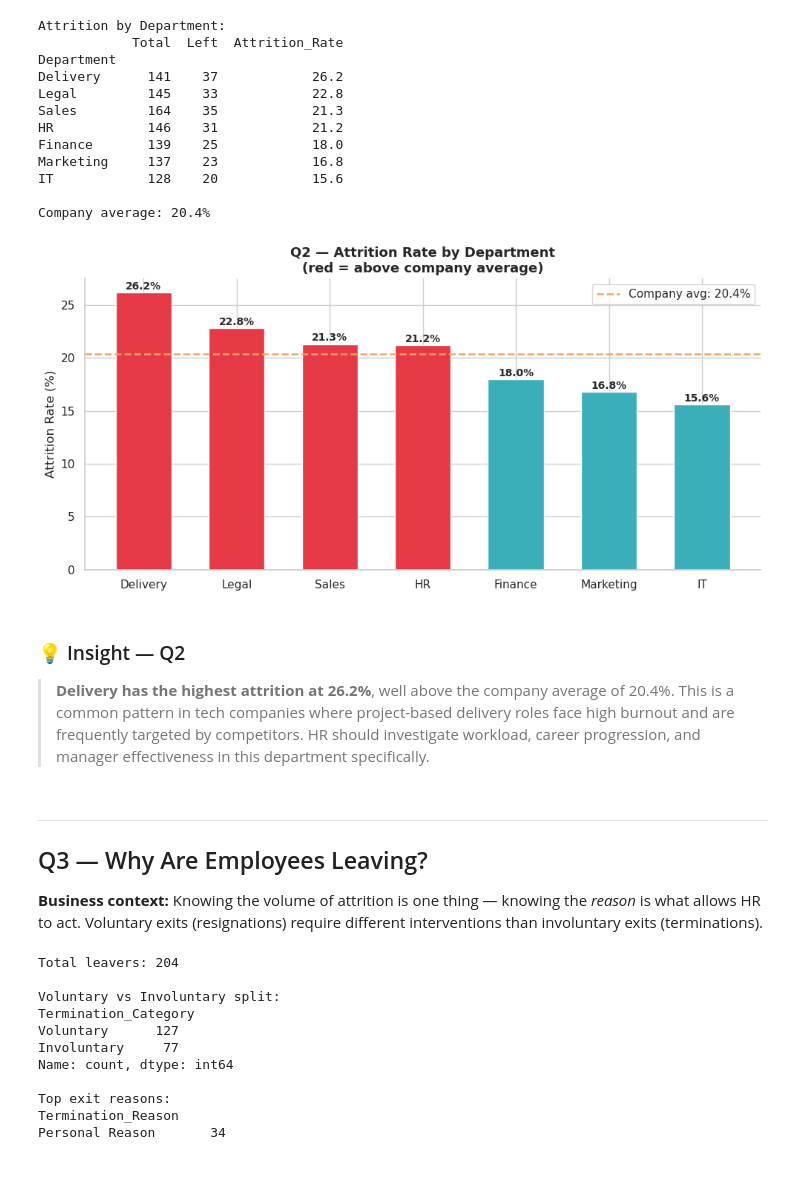
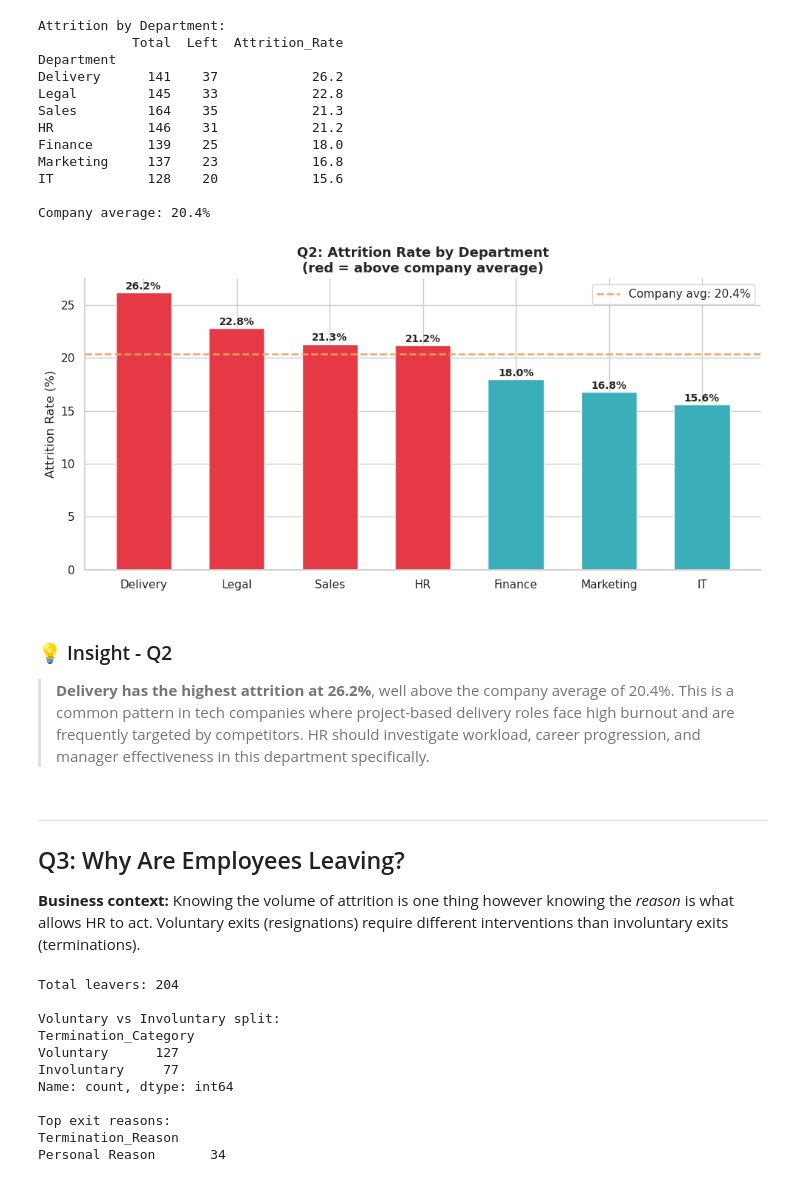
Before and after one commit to alxndrlim/hr-analytics-project, a Jupyter notebook: notebooks/02_eda.ipynb, the cells around one changed output. Cells and saved outputs as stored; diff of their text form; code cells hidden in the pictures.

```diff
--- a/notebooks/02_eda.ipynb
+++ b/notebooks/02_eda.ipynb
@@ -209,34 +209,34 @@ Company average: 20.4%
 # %%
 fig, ax = plt.subplots(figsize=(10, 5))
 
 # Colour bars red if above average, teal if below
 bar_colors = [COLORS['danger'] if r > attrition_rt else COLORS['secondary']
               for r in dept_attr['Attrition_Rate']]
 
 bars = ax.bar(dept_attr.index, dept_attr['Attrition_Rate'],
               color=bar_colors, edgecolor='white', width=0.6)
 ax.axhline(attrition_rt, color=COLORS['accent'], linestyle='--',
            linewidth=1.8, label=f'Company avg: {attrition_rt}%')
-ax.set_title('Q2 — Attrition Rate by Department\n(red = above company average)')
+ax.set_title('Q2: Attrition Rate by Department\n(red = above company average)')
 ax.set_ylabel('Attrition Rate (%)')
 ax.legend()
 for bar, val in zip(bars, dept_attr['Attrition_Rate']):
     ax.text(bar.get_x()+bar.get_width()/2, val+0.3,
             f'{val}%', ha='center', fontweight='bold', fontsize=10)
 
 plt.tight_layout()
 plt.savefig('../reports/figures/q2_attrition_by_department.png', dpi=150, bbox_inches='tight')
 plt.show()
 # %% [output]
-[figure, old version]
+[figure, new version]
 # %% [markdown]
-### 💡 Insight — Q2
+### 💡 Insight - Q2
 > **Delivery has the highest attrition at 26.2%**, well above the company average of 20.4%. This is a common pattern in tech companies where project-based delivery roles face high burnout and are frequently targeted by competitors. HR should investigate workload, career progression, and manager effectiveness in this department specifically.
 # %% [markdown]
 ---
-## Q3 — Why Are Employees Leaving?
+## Q3: Why Are Employees Leaving?
 
-**Business context:** Knowing the volume of attrition is one thing — knowing the *reason* is what allows HR to act. Voluntary exits (resignations) require different interventions than involuntary exits (terminations).
+**Business context:** Knowing the volume of attrition is one thing however knowing the *reason* is what allows HR to act. Voluntary exits (resignations) require different interventions than involuntary exits (terminations).
 # %%
 # Filter to leavers only
 leavers = df[df['Employment_Status'].isin(['Resigned', 'Terminated'])].copy()
```
Also changed, not shown: parts of 26 cells of this notebook, 11 other files.
